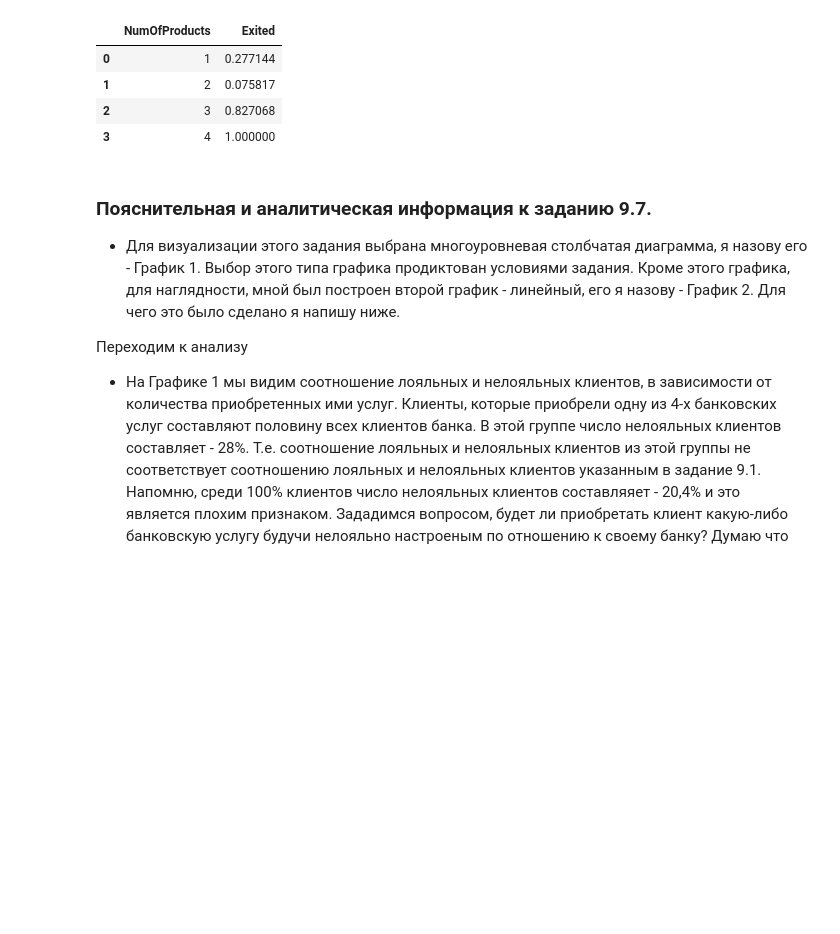
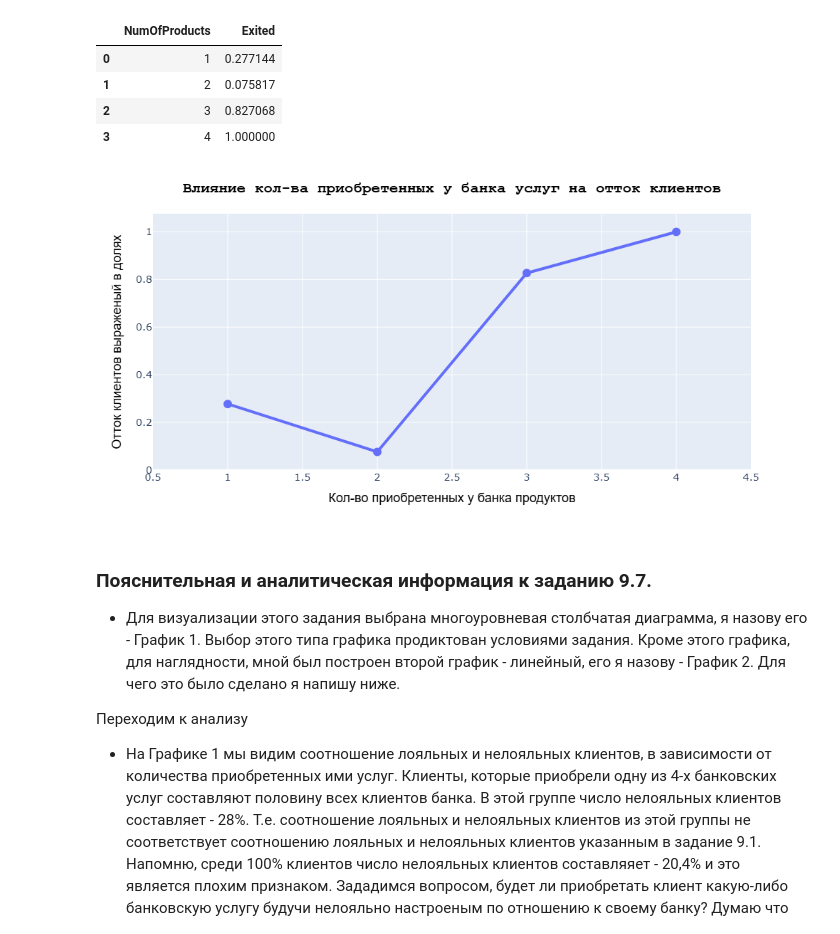
Before and after one commit to Nikiv76/sf_ds2025, a Jupyter notebook: project_HW-02/churn_analys2.ipynb, the cells around one changed output. Saved outputs shown, nothing was run; the diff lists cells and outputs as text; code cells hidden in the pictures; blank space fills up the shorter version.

```diff
--- a/project_HW-02/churn_analys2.ipynb
+++ b/project_HW-02/churn_analys2.ipynb
@@ -461,34 +470,37 @@ fig = px.line(
     x='NumOfProducts', #ось абсцисс
     y='Exited', #ось ординат
     height=500, #высота
     width=900, #ширина
     markers=True,
     labels={
         "NumOfProducts": "Кол-во приобретенных у банка продуктов",  # Переименование оси X
         "Exited": "Отток клиентов выраженый в долях"     # Переименование оси Y
     }
 )
 fig.update_traces(line=dict(width=4)) # Задаем толщину линии графика 6 ед.
 fig.update_traces(marker=dict(size=12)) # Задаем диаметр точек маркера 12 ед.
 fig.update_xaxes(range=[0.5, 4.5]) # Задаем диапазон значений по оси х
 fig.update_xaxes(tickfont=dict(size=14)) # Задаем размер шрифта 14px для меток X
 fig.update_yaxes(tickfont=dict(size=14)) # Задаем размер шрифта 14px для меток у
 fig.update_xaxes(title_font=dict(size=18, family="Arial", color="black")) # Задаем размер шрифта 18px для названия X
 fig.update_yaxes(title_font=dict(size=18, family="Arial", color="black")) # Задаем размер шрифта 18px для названия у
 fig.update_layout(
     # Настройки для центрирования заголовка (title)
     title_text="Влияние кол-ва приобретенных у банка услуг на отток клиентов",
     title_x=0.5,  # 0.5 означает 50% ширины от левого края, то есть центр
     # Настройки для шрифта заголовка (title_font)
     title_font=dict(
         size=21, # Увеличенный размер шрифта (например, 21px)
         weight='bold', # Жирный шрифт заголовка
         family="Courier New, monospace", # Тип шрифта
         color="black")    # Цвет шрифта
     )
 image_path = 'data/img7.png'
 fig.write_image(image_path, width=1000, height=500, scale=1)
-fig.show()
+display(Image(filename=image_path))
+#fig.show()
+# %% [output]
+[figure, added]
 # %% [markdown]
 ### Пояснительная и аналитическая информация к заданию 9.7.
 * Для визуализации этого задания выбрана многоуровневая столбчатая диаграмма, я назову его - График 1. Выбор этого типа графика продиктован условиями задания. Кроме этого графика, для наглядности, мной был построен второй график - линейный, его я назову - График 2. Для  чего это было сделано я напишу ниже.
```
Also changed, not shown: parts of 5 cells of this notebook, 1 other file.
